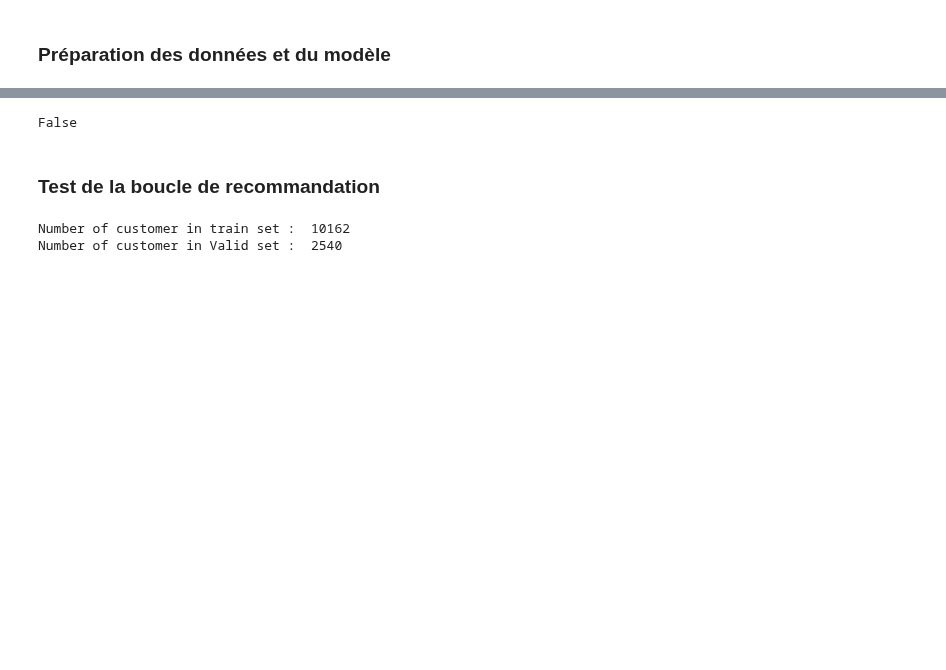
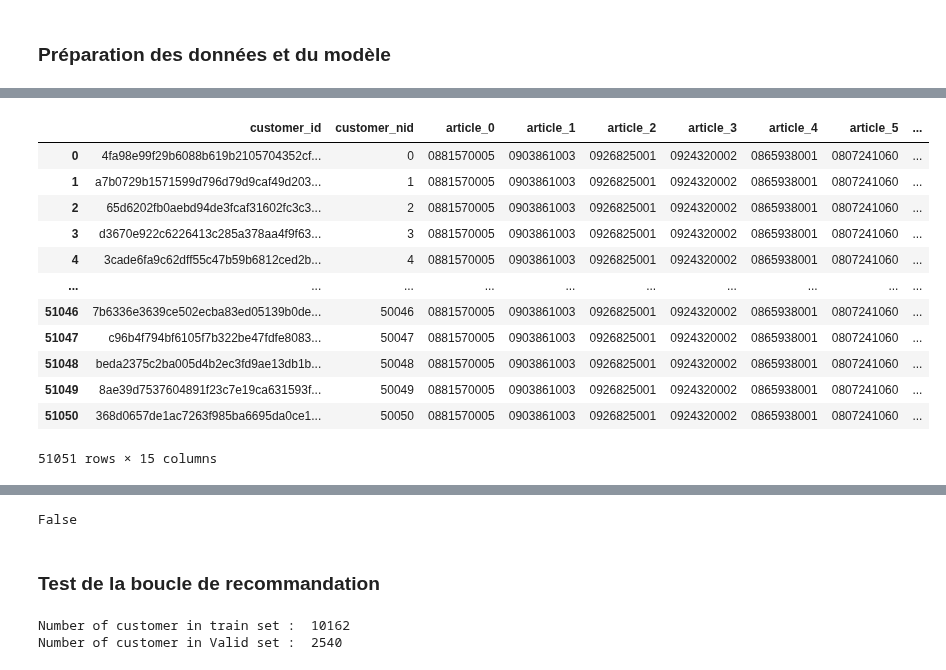
Before and after one commit to treb93/pyhm, a Jupyter notebook: gnn/debug.ipynb, the cells around one changed output, grey strips where cells are left out. Cells and saved outputs as stored; diff of their text form; code cells hidden in the pictures; blank space fills up the shorter version.

```diff
--- a/gnn/debug.ipynb
+++ b/gnn/debug.ipynb
@@ -118,0 +312,16 @@ model.layers[3] = model.layers[3].to(environment.device)
+# %%
+recommandations.drop(columns = ['article_nid_x', 'article_nid_y'], axis = 1)
+# %% [output]
+|  | customer_id | customer_nid | article_0 | article_1 | article_2 | article_3 | article_4 | article_5 | ... |
+| 0 | 4fa98e99f29b6088b619b2105704352cf... | 0 | 0881570005 | 0903861003 | 0926825001 | 0924320002 | 0865938001 | 0807241060 | ... |
+| 1 | a7b0729b1571599d796d79d9caf49d203... | 1 | 0881570005 | 0903861003 | 0926825001 | 0924320002 | 0865938001 | 0807241060 | ... |
+| 2 | 65d6202fb0aebd94de3fcaf31602fc3c3... | 2 | 0881570005 | 0903861003 | 0926825001 | 0924320002 | 0865938001 | 0807241060 | ... |
+| 3 | d3670e922c6226413c285a378aa4f9f63... | 3 | 0881570005 | 0903861003 | 0926825001 | 0924320002 | 0865938001 | 0807241060 | ... |
+| 4 | 3cade6fa9c62dff55c47b59b6812ced2b... | 4 | 0881570005 | 0903861003 | 0926825001 | 0924320002 | 0865938001 | 0807241060 | ... |
+| ... | ... | ... | ... | ... | ... | ... | ... | ... | ... |
+| 51046 | 7b6336e3639ce502ecba83ed05139b0de... | 50046 | 0881570005 | 0903861003 | 0926825001 | 0924320002 | 0865938001 | 0807241060 | ... |
+| 51047 | c96b4f794bf6105f7b322be47fdfe8083... | 50047 | 0881570005 | 0903861003 | 0926825001 | 0924320002 | 0865938001 | 0807241060 | ... |
+| 51048 | beda2375c2ba005d4b2ec3fd9ae13db1b... | 50048 | 0881570005 | 0903861003 | 0926825001 | 0924320002 | 0865938001 | 0807241060 | ... |
+| 51049 | 8ae39d7537604891f23c7e19ca631593f... | 50049 | 0881570005 | 0903861003 | 0926825001 | 0924320002 | 0865938001 | 0807241060 | ... |
+| 51050 | 368d0657de1ac7263f985ba6695da0ce1... | 50050 | 0881570005 | 0903861003 | 0926825001 | 0924320002 | 0865938001 | 0807241060 | ... |
+51051 rows × 15 columns
```
Also changed, not shown: parts of 69 cells of this notebook, 13 other files.
